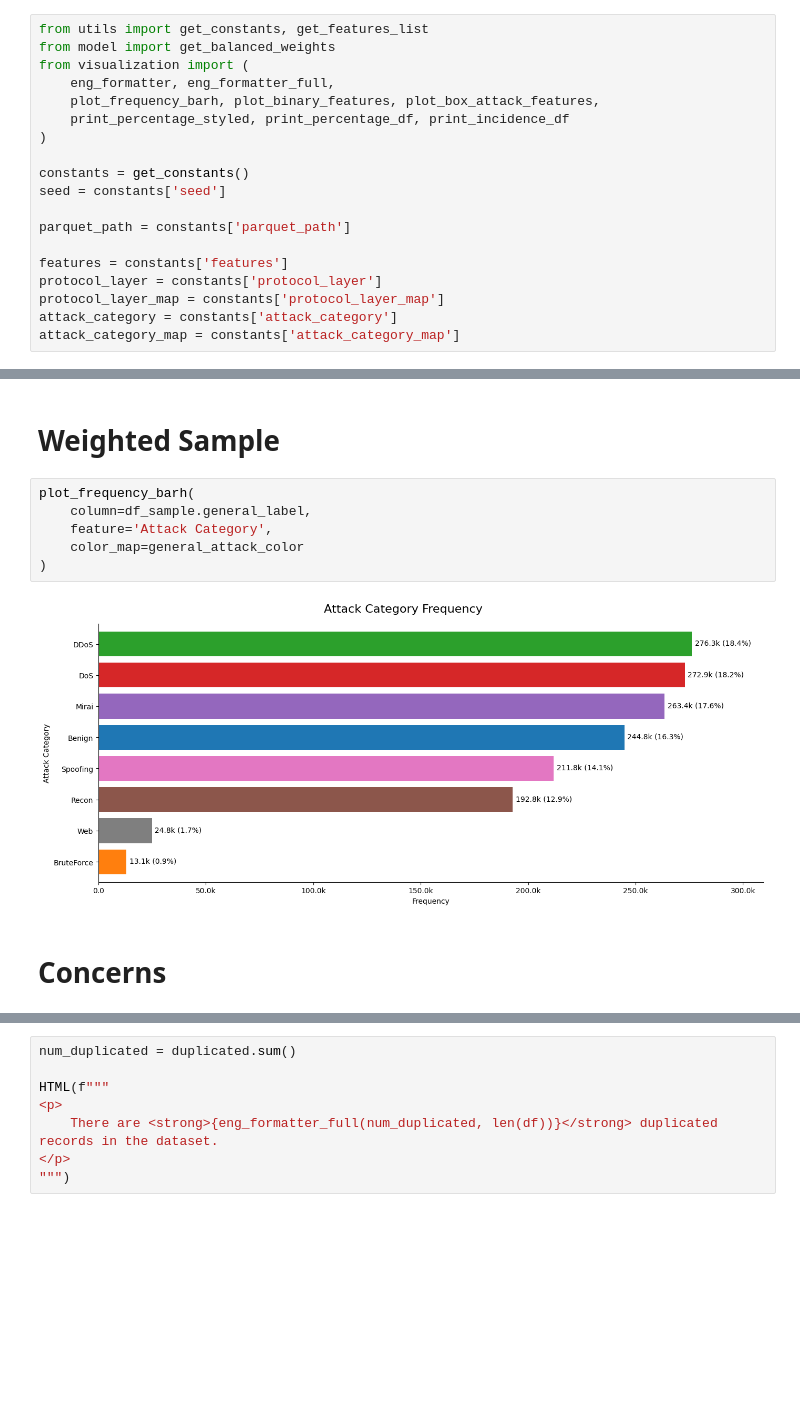
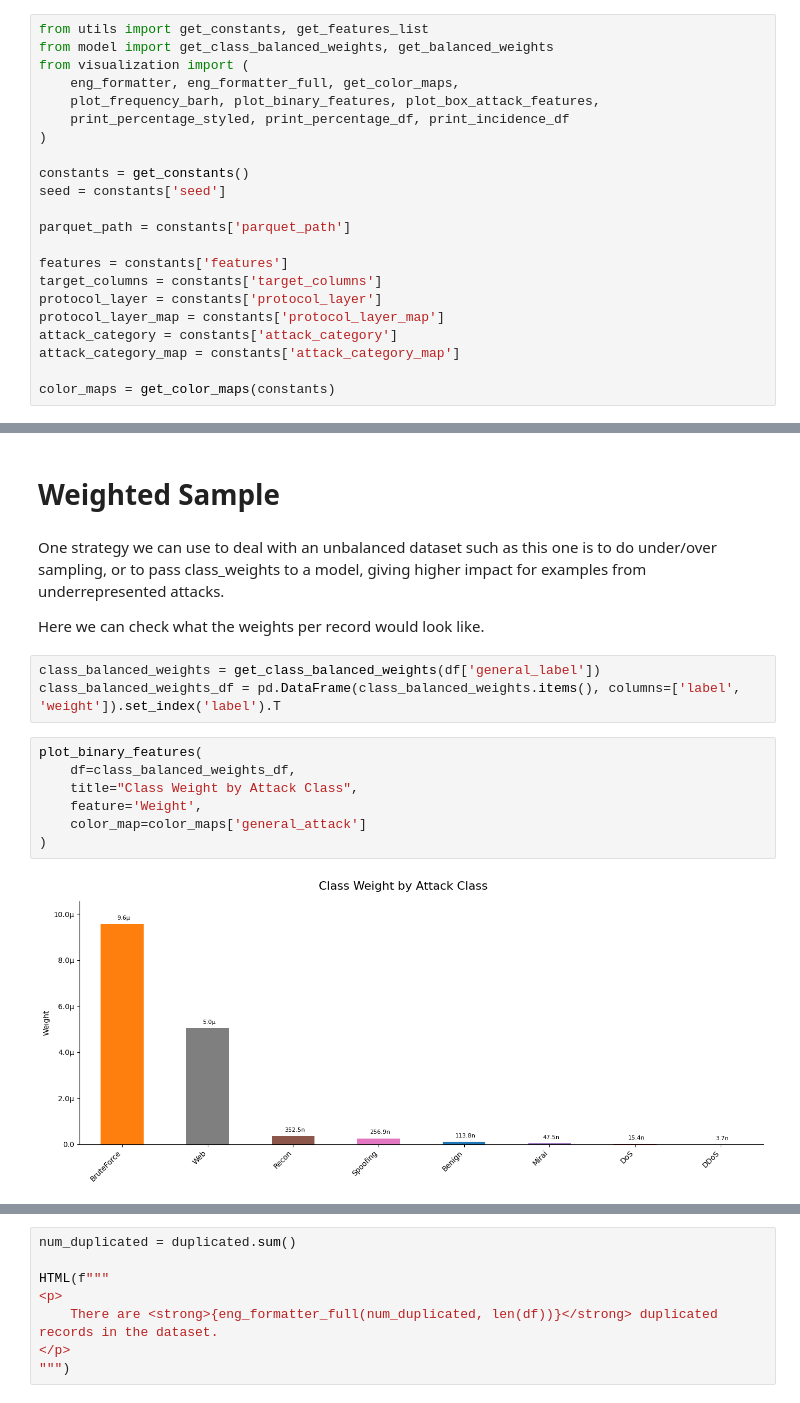
Before and after one commit to inaciobr/Multi-Stage-IoT-Intrusion-Detection, a Jupyter notebook: notebooks/1 - EDA.ipynb, the cells around one changed output, grey strips where cells are left out. Cells and saved outputs as stored; diff of their text form; blank space fills up the shorter version.

```diff
--- a/notebooks/1 - EDA.ipynb
+++ b/notebooks/1 - EDA.ipynb
@@ -139,9 +139,9 @@ sys.path.append('../')
 ## Definitions
 # %%
 from utils import get_constants, get_features_list
-from model import get_balanced_weights
+from model import get_class_balanced_weights, get_balanced_weights
 from visualization import (
-    eng_formatter, eng_formatter_full,
+    eng_formatter, eng_formatter_full, get_color_maps,
     plot_frequency_barh, plot_binary_features, plot_box_attack_features,
     print_percentage_styled, print_percentage_df, print_incidence_df
 )
@@ -152,7 +152,10 @@ seed = constants['seed']
 parquet_path = constants['parquet_path']
 
 features = constants['features']
+target_columns = constants['target_columns']
 protocol_layer = constants['protocol_layer']
 protocol_layer_map = constants['protocol_layer_map']
 attack_category = constants['attack_category']
 attack_category_map = constants['attack_category_map']
+
+color_maps = get_color_maps(constants)
@@ -578,12 +565,18 @@ Wall time: 55.6 s
 # %% [markdown]
 # Weighted Sample
+# %% [markdown]
+One strategy we can use to deal with an unbalanced dataset such as this one is to do under/over sampling, or to pass class_weights to a model, giving higher impact for examples from underrepresented attacks.
+
+Here we can check what the weights per record would look like.
+# %%
+class_balanced_weights = get_class_balanced_weights(df['general_label'])
+class_balanced_weights_df = pd.DataFrame(class_balanced_weights.items(), columns=['label', 'weight']).set_index('label').T
 # %%
-plot_frequency_barh(
-    column=df_sample.general_label,
-    feature='Attack Category',
-    color_map=general_attack_color
+plot_binary_features(
+    df=class_balanced_weights_df,
+    title="Class Weight by Attack Class",
+    feature='Weight',
+    color_map=color_maps['general_attack']
 )
 # %% [output]
-[figure, old version]
+[figure, new version]
-# %% [markdown]
-# Concerns
```
Also changed, not shown: parts of 35 cells of this notebook, 3 other files.
